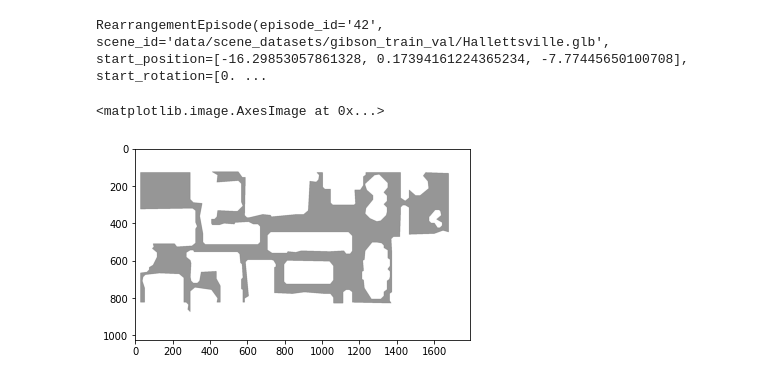
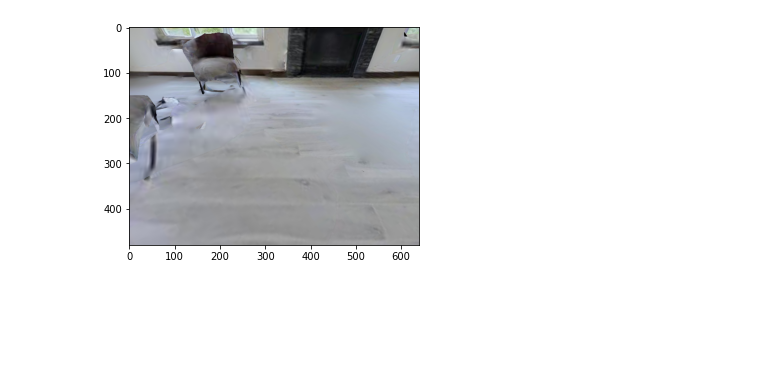
Before and after one commit to dexter1691/habitat-api, a Jupyter notebook: notebooks/test_grab_action.ipynb, the cells around one changed output. Saved outputs shown, nothing was run; the diff lists cells and outputs as text; code cells hidden in the pictures; blank space fills up the shorter version.

```diff
--- a/notebooks/test_grab_action.ipynb
+++ b/notebooks/test_grab_action.ipynb
@@ -117,81 +53,17 @@ env = habitat.Env(config)
 # %%
 obs = env.reset()
 obs_list = []
+plt.imshow(obs['rgb'])
 # Get closer to the object
 
-obs = env.step(1)
+# obs = env.step(2)
 # obs_list.append(obs)
 # metrics = env.get_metrics()
 # print_info(obs, metrics)
 
 # Grab the object
 # obs = env.step(2)
 obs_list.append(obs)
 metrics = env.get_metrics()
+# %% [output]
+[figure, added]
-# %%
-env.current_episode
-# %% [output]
-RearrangementEpisode(episode_id='42', scene_id='data/scene_datasets/gibson_train_val/Hallettsville.glb', start_position=[-16.29853057861328, 0.17394161224365234, -7.77445650100708], start_rotation=[0. ...
-# %%
-navmesh_settings = habitat_sim.NavMeshSettings()
-navmesh_settings.set_defaults()
-navmesh_settings.agent_radius = 0.2
-navmesh_settings.agent_height = 0.88
-navmesh_settings.agent_max_climb = 0.1
-env._sim.recompute_navmesh(env._sim.pathfinder, env._sim.navmesh_settings, False)
-
-top_down_map = maps.get_topdown_map(
-    env._sim.pathfinder,
-    env._sim.get_agent(0).state.position[1],
-    1024
-)
-
-top_down_map = maps.colorize_topdown_map(top_down_map)
-agent_position = env._sim.get_agent_state().position
-a_x, a_y = maps.to_grid(
-    agent_position[2],
-    agent_position[0],
-    top_down_map.shape[0:2],
-    sim=env._sim,
-)
-
-episode = env.current_episode
-object_positions = [obj.position for obj in episode.objects]
-goal_positions = [obj.position for obj in episode.goals]
-
-grid_object_positions = []
-grid_goal_positions = []
-
-for i, obj_pos in enumerate(object_positions):
-    tdm_pos = maps.to_grid(
-        obj_pos[2],
-        obj_pos[0],
-        top_down_map.shape[0:2],
-        sim=env._sim,
-    )
-    grid_object_positions.append(tdm_pos)
-
-# draw the objectgoal positions.
-for i, goal_pos in enumerate(goal_positions):
-    tdm_pos = maps.to_grid(
-        goal_pos[2],
-        goal_pos[0],
-        top_down_map.shape[0:2],
-        sim=env._sim,
-    )
-
-    grid_goal_positions.append(tdm_pos)
-
-# top_down_map = maps.draw_agent(
-#     image=top_down_map,
-#     agent_center_coord=[a_x, a_y],
-#     agent_rotation=metrics["top_down_map"]["agent_angle"],
-#     agent_radius_px=min(top_down_map.shape[0:2]) / 32,
-# )
-
-# top_down_map = maps.draw_object_info(top_down_map, grid_object_positions, grid_goal_positions)
-
-plt.imshow(top_down_map)
-# %% [output]
-<matplotlib.image.AxesImage at 0x...>
-[figure, removed]
```
Also changed, not shown: parts of 11 cells of this notebook, 7 other files.
